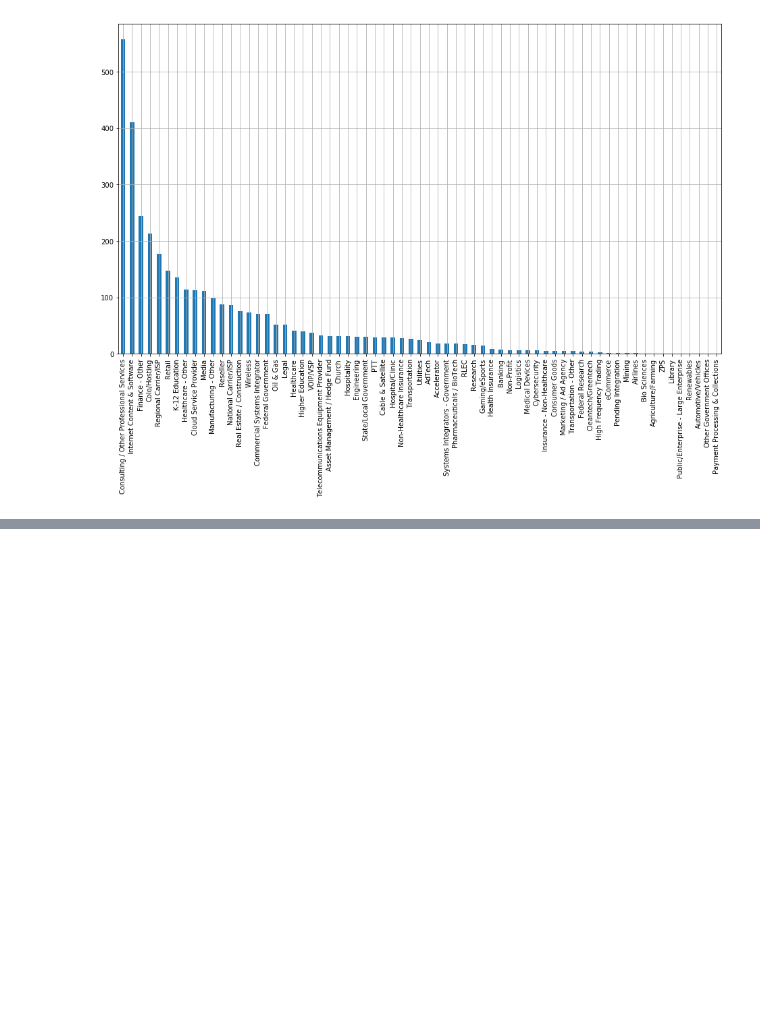
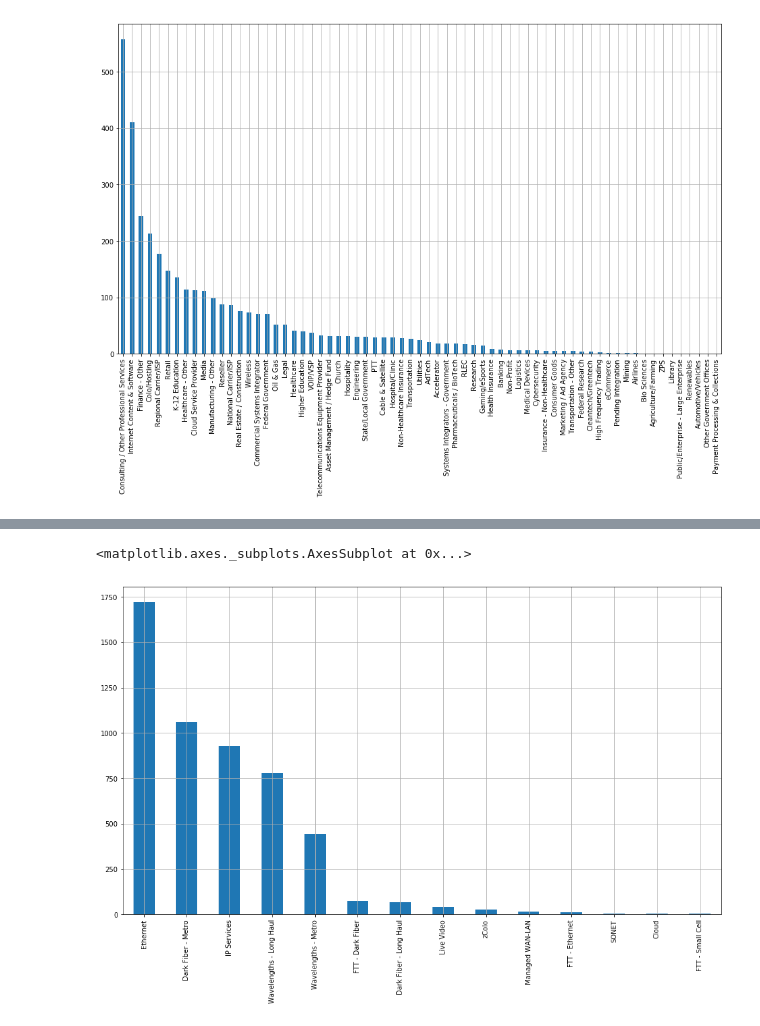
Before and after one commit to INFO-4602-5602/project1-swashbucklers, a Jupyter notebook: data-exploration.ipynb, the cells around one changed output, grey strips where cells are left out. Drawn from its saved outputs; the diff is of its cells as text; code cells hidden in the pictures; blank space fills up the shorter version.

```diff
--- a/data-exploration.ipynb
+++ b/data-exploration.ipynb
@@ -22,0 +71,8 @@ accounts_dropna.Vertical.value_counts().plot(kind='bar', grid=True, figsize=(16,
+# %%
+opportunities = opportunities.drop('Service', axis=1)
+# %%
+opportunities[opportunities['Opportunity Type'] == 'New Service']['Product Group'].value_counts()\
+.plot(kind='bar', grid=True, figsize=(16, 9))
+# %% [output]
+<matplotlib.axes._subplots.AxesSubplot at 0x...>
+[figure, added]
```
Also changed, not shown: parts of 7 cells of this notebook.
